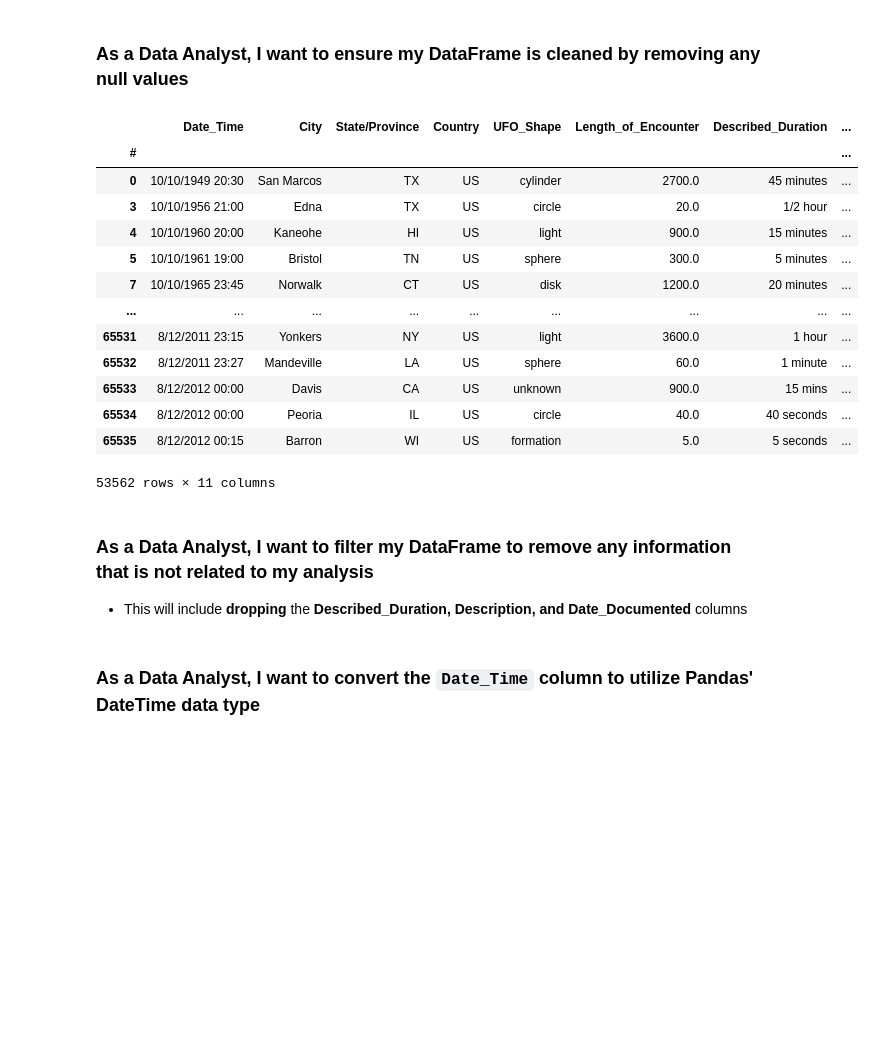
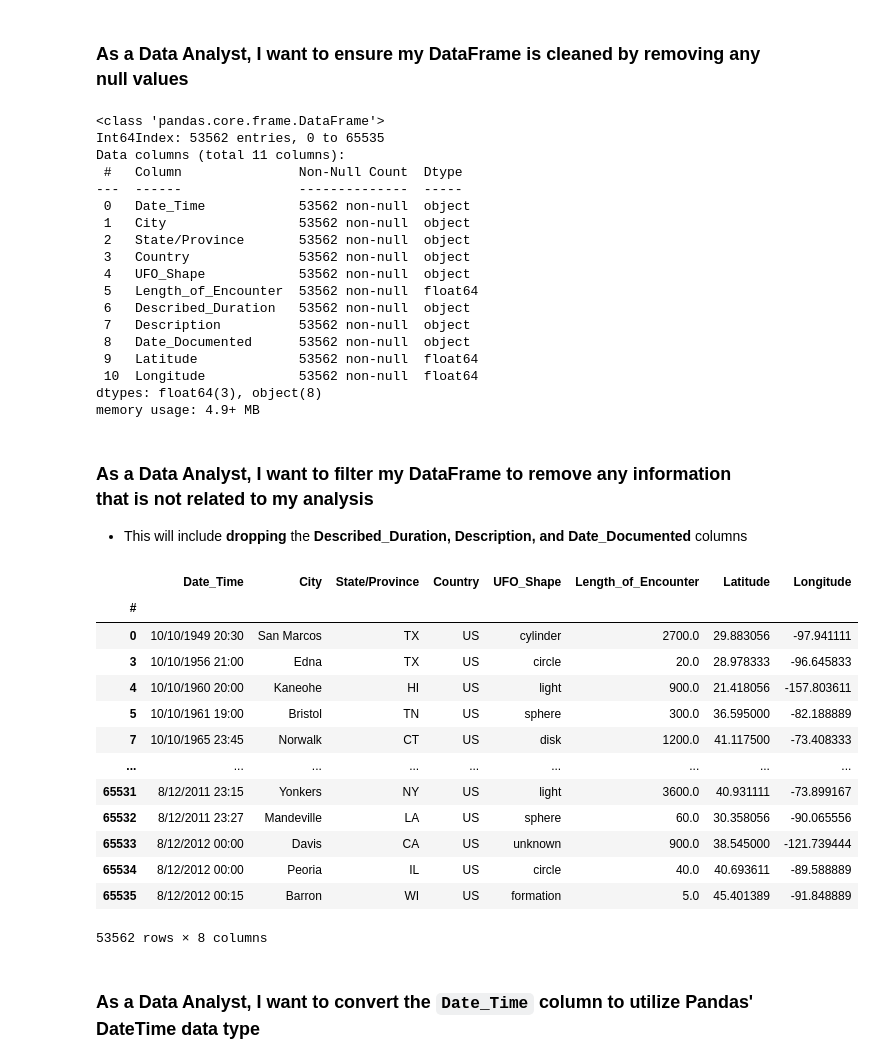
Before and after one commit to anbenbow/Visualizing-Data-with-Matplotlib, a Jupyter notebook: Pandas_MatPlotLib_User_Stories.ipynb, the cells around one changed output. Drawn from its saved outputs; the diff is of its cells as text; code cells hidden in the pictures; blank space fills up the shorter version.

```diff
--- a/Pandas_MatPlotLib_User_Stories.ipynb
+++ b/Pandas_MatPlotLib_User_Stories.ipynb
@@ -29,24 +29,46 @@ df
 ### As a Data Analyst, I want to ensure my DataFrame is cleaned by removing any **null** values
 # %%
 nonnull_df = df.dropna()
-nonnull_df
+nonnull_df.info()
 # %% [output]
-|  | Date_Time | City | State/Province | Country | UFO_Shape | Length_of_Encounter | Described_Duration | ... |
-| # |  |  |  |  |  |  |  | ... |
-| 0 | 10/10/1949 20:30 | San Marcos | TX | US | cylinder | 2700.0 | 45 minutes | ... |
-| 3 | 10/10/1956 21:00 | Edna | TX | US | circle | 20.0 | 1/2 hour | ... |
-| 4 | 10/10/1960 20:00 | Kaneohe | HI | US | light | 900.0 | 15 minutes | ... |
-| 5 | 10/10/1961 19:00 | Bristol | TN | US | sphere | 300.0 | 5 minutes | ... |
-| 7 | 10/10/1965 23:45 | Norwalk | CT | US | disk | 1200.0 | 20 minutes | ... |
-| ... | ... | ... | ... | ... | ... | ... | ... | ... |
-| 65531 | 8/12/2011 23:15 | Yonkers | NY | US | light | 3600.0 | 1 hour | ... |
-| 65532 | 8/12/2011 23:27 | Mandeville | LA | US | sphere | 60.0 | 1 minute | ... |
-| 65533 | 8/12/2012 00:00 | Davis | CA | US | unknown | 900.0 | 15 mins | ... |
-| 65534 | 8/12/2012 00:00 | Peoria | IL | US | circle | 40.0 | 40 seconds | ... |
-| 65535 | 8/12/2012 00:15 | Barron | WI | US | formation | 5.0 | 5 seconds | ... |
-53562 rows × 11 columns
+<class 'pandas.core.frame.DataFrame'>
+Int64Index: 53562 entries, 0 to 65535
+Data columns (total 11 columns):
+ #   Column               Non-Null Count  Dtype
+---  ------               --------------  -----
+ 0   Date_Time            53562 non-null  object
+ 1   City                 53562 non-null  object
+ 2   State/Province       53562 non-null  object
+ 3   Country              53562 non-null  object
+ 4   UFO_Shape            53562 non-null  object
+ 5   Length_of_Encounter  53562 non-null  float64
+ 6   Described_Duration   53562 non-null  object
+ 7   Description          53562 non-null  object
+ 8   Date_Documented      53562 non-null  object
+ 9   Latitude             53562 non-null  float64
+ 10  Longitude            53562 non-null  float64
+dtypes: float64(3), object(8)
+memory usage: 4.9+ MB
 # %% [markdown]
 ### As a Data Analyst, I want to filter my DataFrame to remove any information that is not related to my analysis
 * This will include **dropping** the **Described_Duration, Description, and Date_Documented** columns
+# %%
+filtered_df = nonnull_df.drop(columns=['Described_Duration','Description','Date_Documented'])
+filtered_df
+# %% [output]
+|  | Date_Time | City | State/Province | Country | UFO_Shape | Length_of_Encounter | Latitude | Longitude |
+| # |  |  |  |  |  |  |  |  |
+| 0 | 10/10/1949 20:30 | San Marcos | TX | US | cylinder | 2700.0 | 29.883056 | -97.941111 |
+| 3 | 10/10/1956 21:00 | Edna | TX | US | circle | 20.0 | 28.978333 | -96.645833 |
+| 4 | 10/10/1960 20:00 | Kaneohe | HI | US | light | 900.0 | 21.418056 | -157.803611 |
+| 5 | 10/10/1961 19:00 | Bristol | TN | US | sphere | 300.0 | 36.595000 | -82.188889 |
+| 7 | 10/10/1965 23:45 | Norwalk | CT | US | disk | 1200.0 | 41.117500 | -73.408333 |
+| ... | ... | ... | ... | ... | ... | ... | ... | ... |
+| 65531 | 8/12/2011 23:15 | Yonkers | NY | US | light | 3600.0 | 40.931111 | -73.899167 |
+| 65532 | 8/12/2011 23:27 | Mandeville | LA | US | sphere | 60.0 | 30.358056 | -90.065556 |
+| 65533 | 8/12/2012 00:00 | Davis | CA | US | unknown | 900.0 | 38.545000 | -121.739444 |
+| 65534 | 8/12/2012 00:00 | Peoria | IL | US | circle | 40.0 | 40.693611 | -89.588889 |
+| 65535 | 8/12/2012 00:15 | Barron | WI | US | formation | 5.0 | 45.401389 | -91.848889 |
+53562 rows × 8 columns
 # %% [markdown]
 ### As a Data Analyst, I want to convert the `Date_Time` column to utilize Pandas' DateTime data type
```
Also changed, not shown: parts of 5 cells of this notebook.
